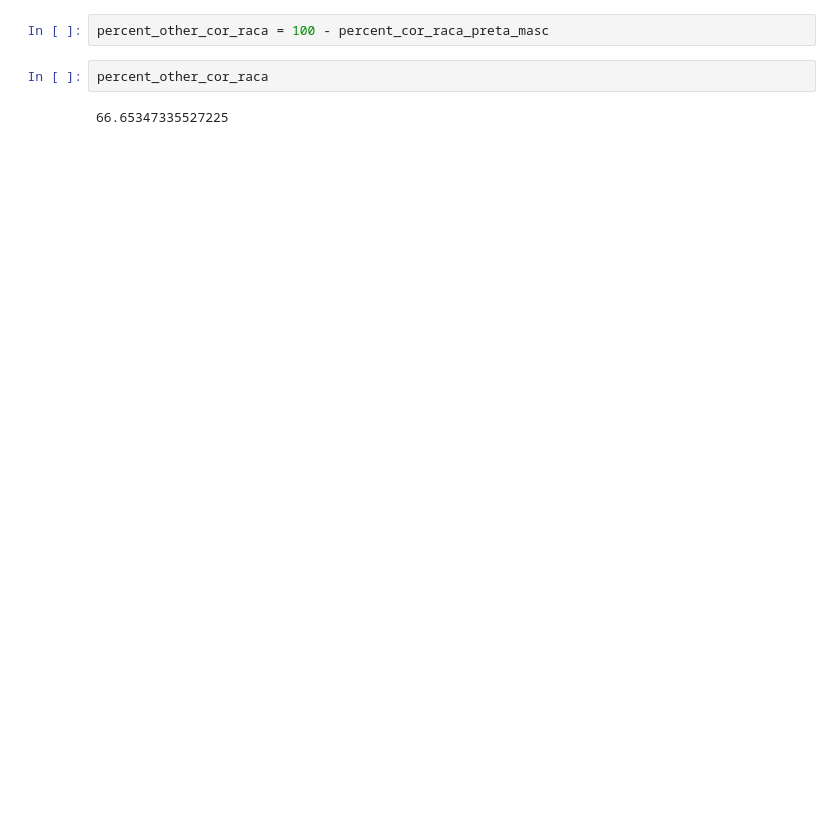
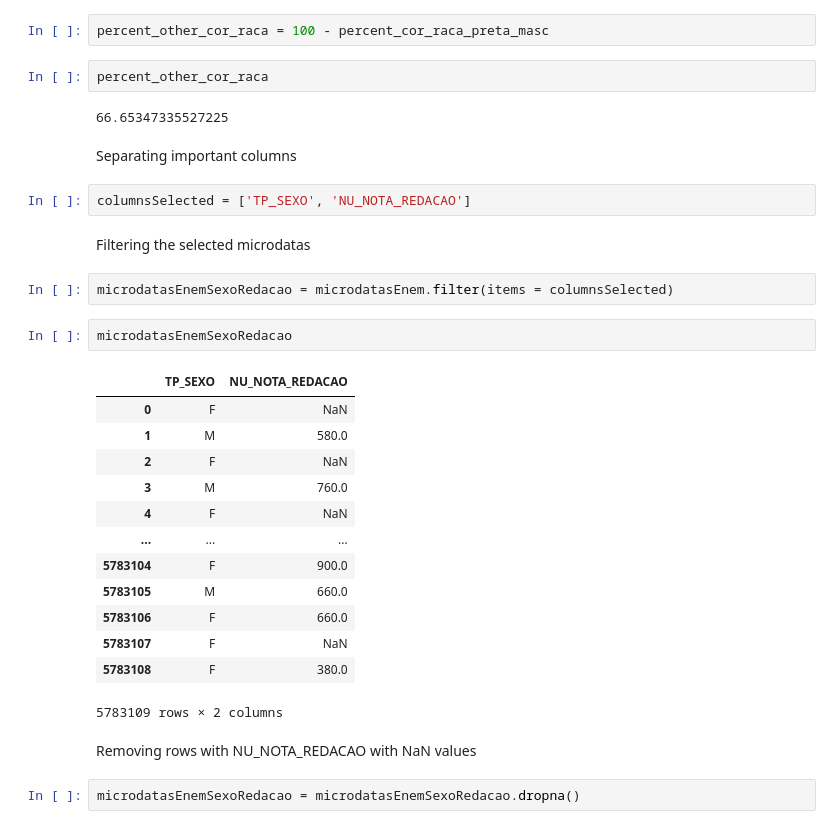
Before and after one commit to joaoeliandro/microdados_enem_analysis, a Jupyter notebook: analise_microdados_enem.ipynb, the cells around one changed output. Saved outputs shown, nothing was run; the diff lists cells and outputs as text; blank space fills up the shorter version.

```diff
--- a/analise_microdados_enem.ipynb
+++ b/analise_microdados_enem.ipynb
@@ -253,3 +295,31 @@ percent_other_cor_raca = 100 - percent_cor_raca_preta_masc
 percent_other_cor_raca
 # %% [output]
 66.65347335527225
+# %% [markdown]
+Separating important columns
+# %%
+columnsSelected = ['TP_SEXO', 'NU_NOTA_REDACAO']
+# %% [markdown]
+Filtering the selected microdatas
+# %%
+microdatasEnemSexoRedacao = microdatasEnem.filter(items = columnsSelected)
+# %%
+microdatasEnemSexoRedacao
+# %% [output]
+|  | TP_SEXO | NU_NOTA_REDACAO |
+| 0 | F | NaN |
+| 1 | M | 580.0 |
+| 2 | F | NaN |
+| 3 | M | 760.0 |
+| 4 | F | NaN |
+| ... | ... | ... |
+| 5783104 | F | 900.0 |
+| 5783105 | M | 660.0 |
+| 5783106 | F | 660.0 |
+| 5783107 | F | NaN |
+| 5783108 | F | 380.0 |
+5783109 rows × 2 columns
+# %% [markdown]
+Removing rows with NU_NOTA_REDACAO with NaN values
+# %%
+microdatasEnemSexoRedacao = microdatasEnemSexoRedacao.dropna()
```
Also changed, not shown: parts of 41 cells of this notebook.
